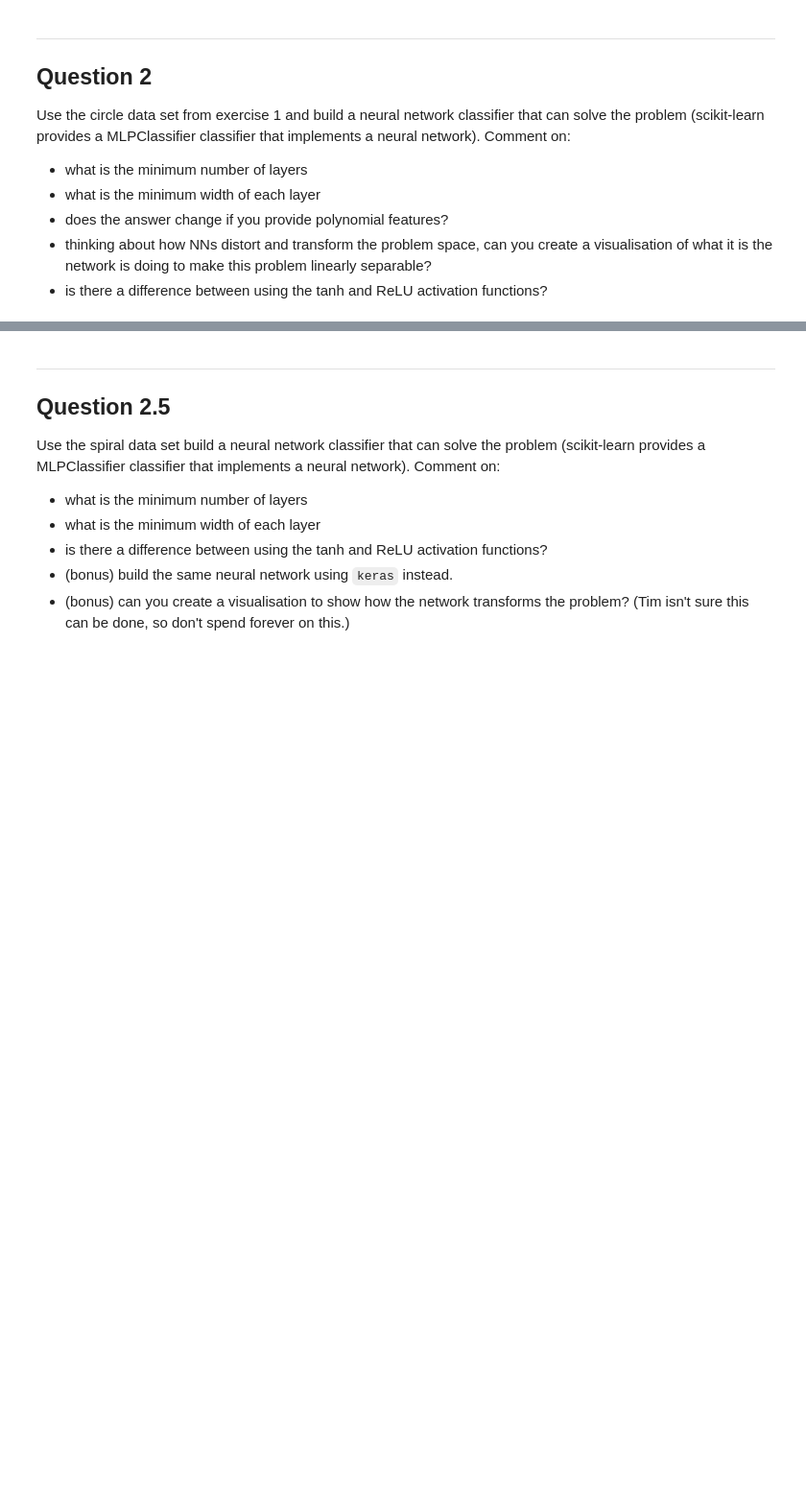
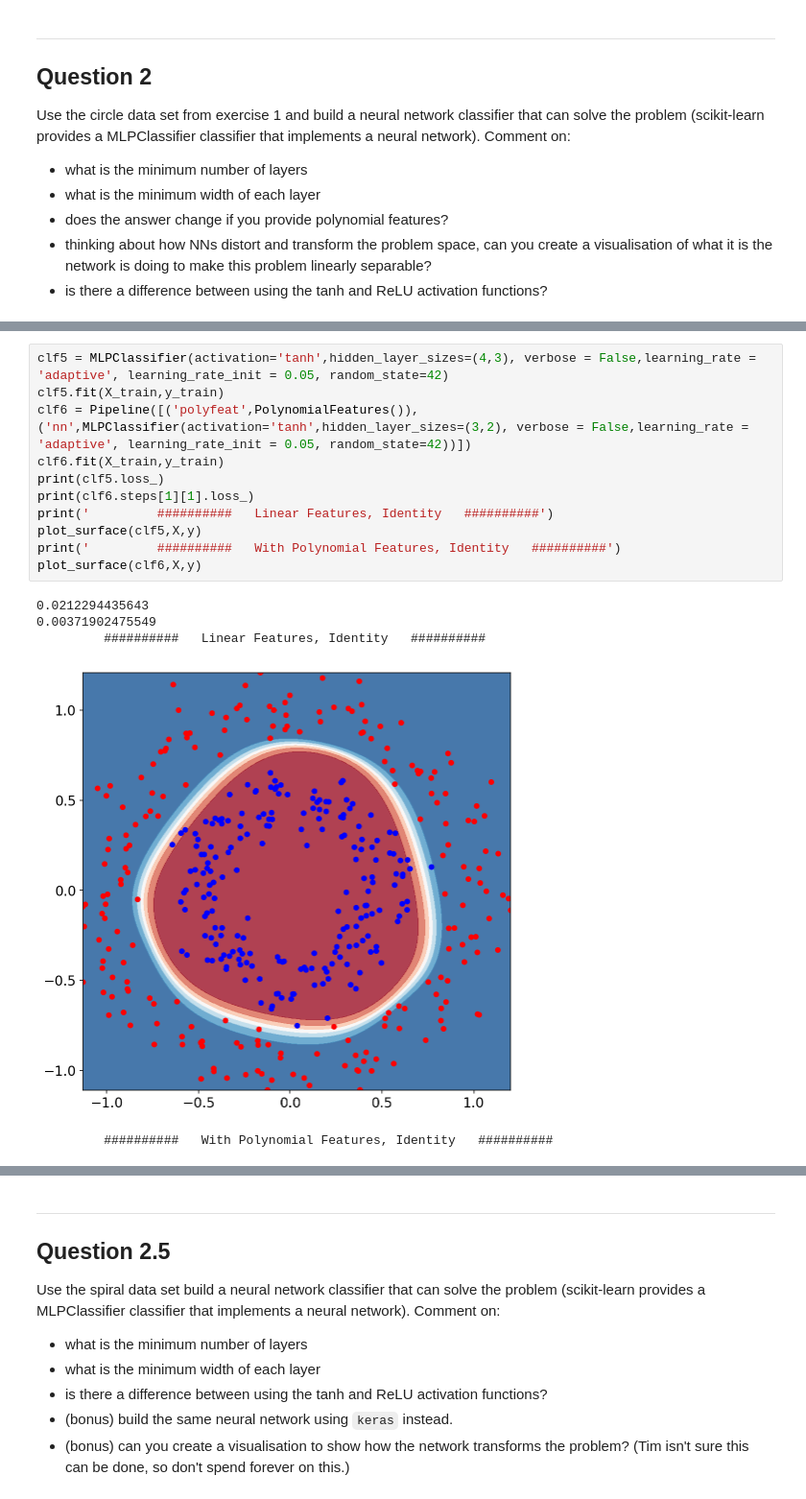
Before and after one commit to cemalper2/advanced_computing, a Jupyter notebook: 03-neural-networks/exercise.ipynb, the cells around one changed output, grey strips where cells are left out. Shown at 96% size. Saved outputs shown, nothing was run; the diff lists cells and outputs as text; blank space fills up the shorter version.

```diff
--- a/03-neural-networks/exercise.ipynb
+++ b/03-neural-networks/exercise.ipynb
@@ -172,0 +182,17 @@ Training loss did not improve more than tol=0.000100 for two consecutive epochs.
+# %%
+clf5 = MLPClassifier(activation='tanh',hidden_layer_sizes=(4,3), verbose = False,learning_rate = 'adaptive', learning_rate_init = 0.05, random_state=42)
+clf5.fit(X_train,y_train)
+clf6 = Pipeline([('polyfeat',PolynomialFeatures()),('nn',MLPClassifier(activation='tanh',hidden_layer_sizes=(3,2), verbose = False,learning_rate = 'adaptive', learning_rate_init = 0.05, random_state=42))])
+clf6.fit(X_train,y_train)
+print(clf5.loss_)
+print(clf6.steps[1][1].loss_)
+print('         ##########   Linear Features, Identity   ##########')
+plot_surface(clf5,X,y)
+print('         ##########   With Polynomial Features, Identity   ##########')
+plot_surface(clf6,X,y)
+# %% [output]
+0.0212294435643
+0.00371902475549
+         ##########   Linear Features, Identity   ##########
+[figure, added]
+         ##########   With Polynomial Features, Identity   ##########
```
Also changed, not shown: parts of 3 cells of this notebook.
